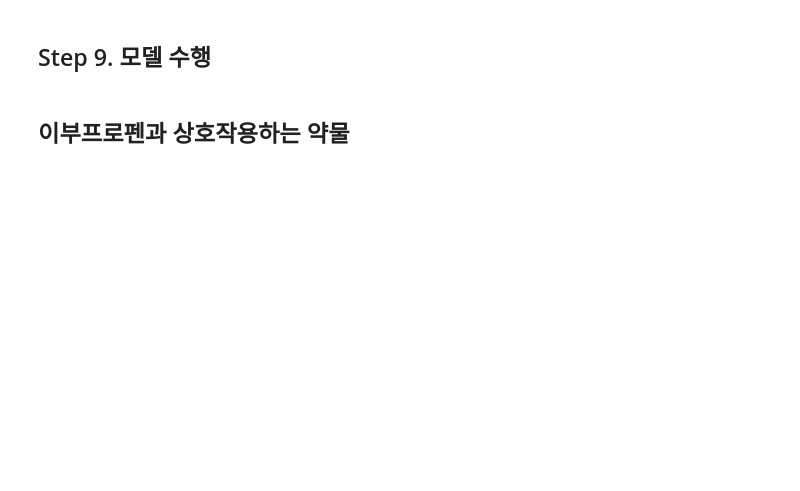
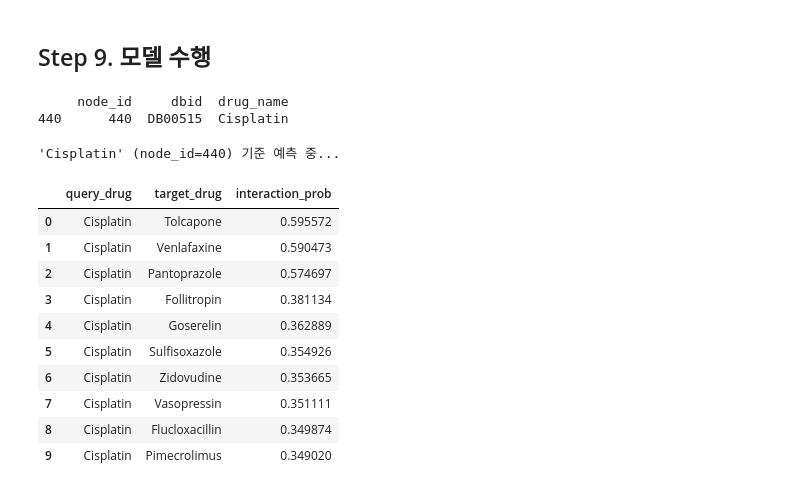
Before and after one commit to 202397101/DDI, a Jupyter notebook: ddi.ipynb, the cells around one changed output. Cells and saved outputs as stored; diff of their text form; code cells hidden in the pictures; blank space fills up the shorter version.

```diff
--- a/ddi.ipynb
+++ b/ddi.ipynb
@@ -311,11 +246,26 @@ print(f"예측 상호작용 확률: {prob:.4f}  →  {'✅ 상호작용 있음'
-# %% [markdown]
-## 이부프로펜과 상호작용하는 약물
 # %%
-result = drugs_lookup[drugs_lookup["drug_name"].str.contains("Ibuprofen", case=False)]
+result = drugs_lookup[drugs_lookup["drug_name"].str.contains("Cisplatin", case=False)]
 print(result)
+# %% [output]
+     node_id     dbid  drug_name
+440      440  DB00515  Cisplatin
 # %%
 # 2.predict_for_drug: Ibuprofen → 다른 약물과 상호작용하는 약물 TOP 10
-result_df = predict_for_drug(state, graph, drug_name="Ibuprofen",
+graph    = dataset_splits["train"].graph
+result_df = predict_for_drug(state, graph, drug_name="Cisplatin",
                              drugs_lookup=drugs_lookup, top_k=10)
 if result_df is not None:
     display(result_df)
+# %% [output]
+'Cisplatin' (node_id=440) 기준 예측 중...
+|  | query_drug | target_drug | interaction_prob |
+| 0 | Cisplatin | Tolcapone | 0.595572 |
+| 1 | Cisplatin | Venlafaxine | 0.590473 |
+| 2 | Cisplatin | Pantoprazole | 0.574697 |
+| 3 | Cisplatin | Follitropin | 0.381134 |
+| 4 | Cisplatin | Goserelin | 0.362889 |
+| 5 | Cisplatin | Sulfisoxazole | 0.354926 |
+| 6 | Cisplatin | Zidovudine | 0.353665 |
+| 7 | Cisplatin | Vasopressin | 0.351111 |
+| 8 | Cisplatin | Flucloxacillin | 0.349874 |
+| 9 | Cisplatin | Pimecrolimus | 0.349020 |
```
Also changed, not shown: parts of 10 cells of this notebook.
